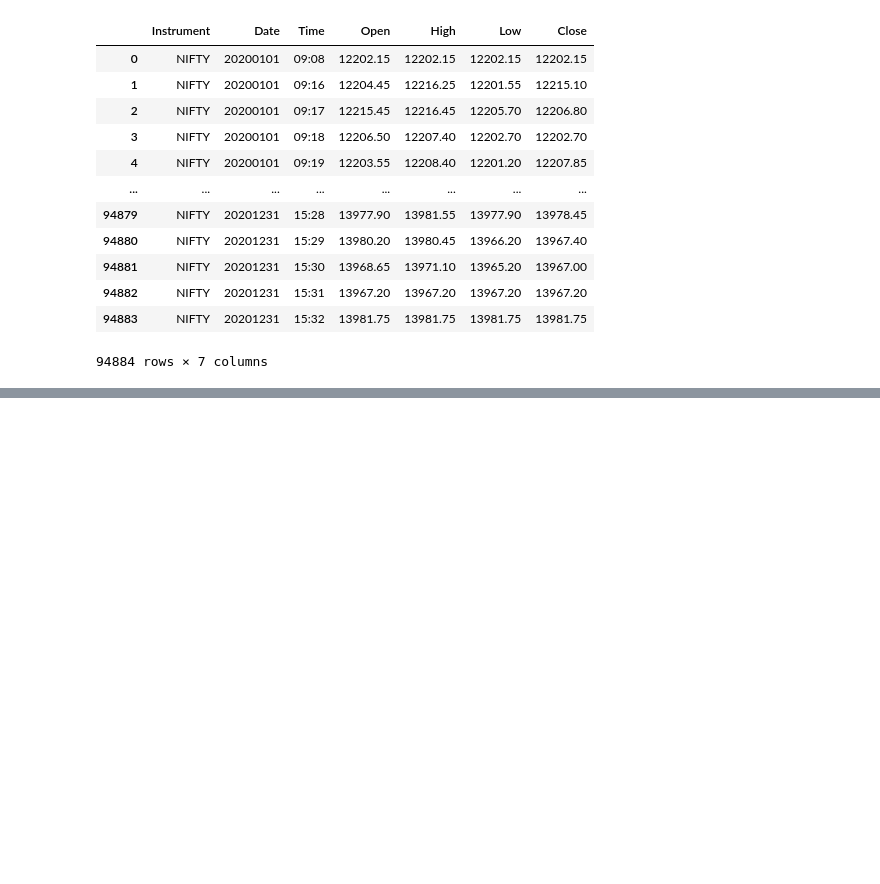
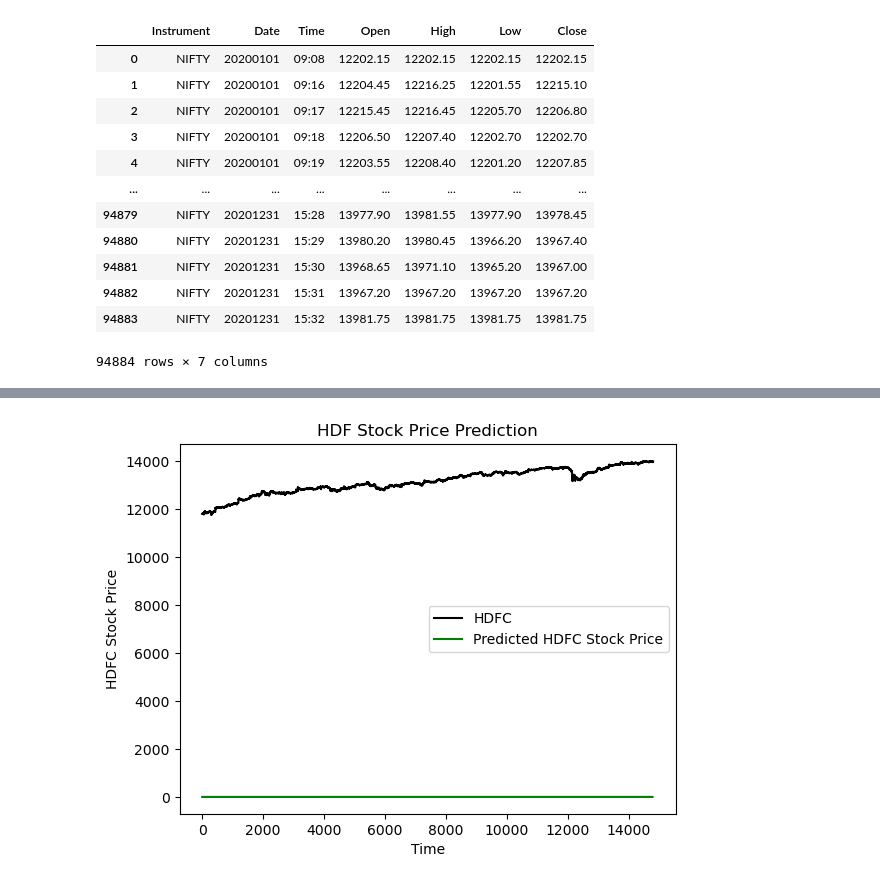
Before and after one commit to sidd272/Stock_ML, a Jupyter notebook: Untitled.ipynb, the cells around one changed output, grey strips where cells are left out. Drawn from its saved outputs; the diff is of its cells as text; code cells hidden in the pictures; blank space fills up the shorter version.

```diff
--- a/Untitled.ipynb
+++ b/Untitled.ipynb
@@ -571,0 +560,12 @@ print(short_ma)
+# %%
+model = Sequential()
+model.add(LSTM(units=50,return_sequences=True,input_shape=(X_train.shape[1], 31)))
+model.add(Dropout(0.2))
+model.add(LSTM(units=50,return_sequences=True))
+model.add(Dropout(0.2))
+model.add(LSTM(units=50,return_sequences=True))
+model.add(Dropout(0.2))
+model.add(LSTM(units=50))
+model.add(Dropout(0.2))
+model.add(Dense(units=1))
+model.compile(optimizer='adam',loss='mean_squared_error')
@@ -571,0 +590,2 @@ print(short_ma)
+# %%
+model.fit(X_train,y_train,epochs=1,batch_size=32)
@@ -571,0 +612,10 @@ print(short_ma)
+# %%
+
+inputs = df_test.iloc[:, 3:].values
+inputs = sc.transform(inputs)
+
+X_test = []
+for i in range(60,len(inputs)):
+    X_test.append(inputs[i-60:i, :])
+X_test = np.array(X_test)
+predicted_stock_price = model.predict(X_test)
@@ -571,0 +629,2 @@ print(short_ma)
+# %%
+predicted_stock_price = sc.inverse_transform(predicted_stock_price)
@@ -571,0 +649,11 @@ print(short_ma)
+# %%
+real_stock_price=np.array(data['Close'][80000:94804])
+plt.plot(real_stock_price, color = 'black', label = 'HDFC')
+plt.plot(predicted_stock_price, color = 'green', label = 'Predicted HDFC Stock Price')
+plt.title('HDF Stock Price Prediction')
+plt.xlabel('Time')
+plt.ylabel('HDFC Stock Price')
+plt.legend()
+plt.show()
+# %% [output]
+[figure, added]
```
Also changed, not shown: parts of 44 cells of this notebook.
